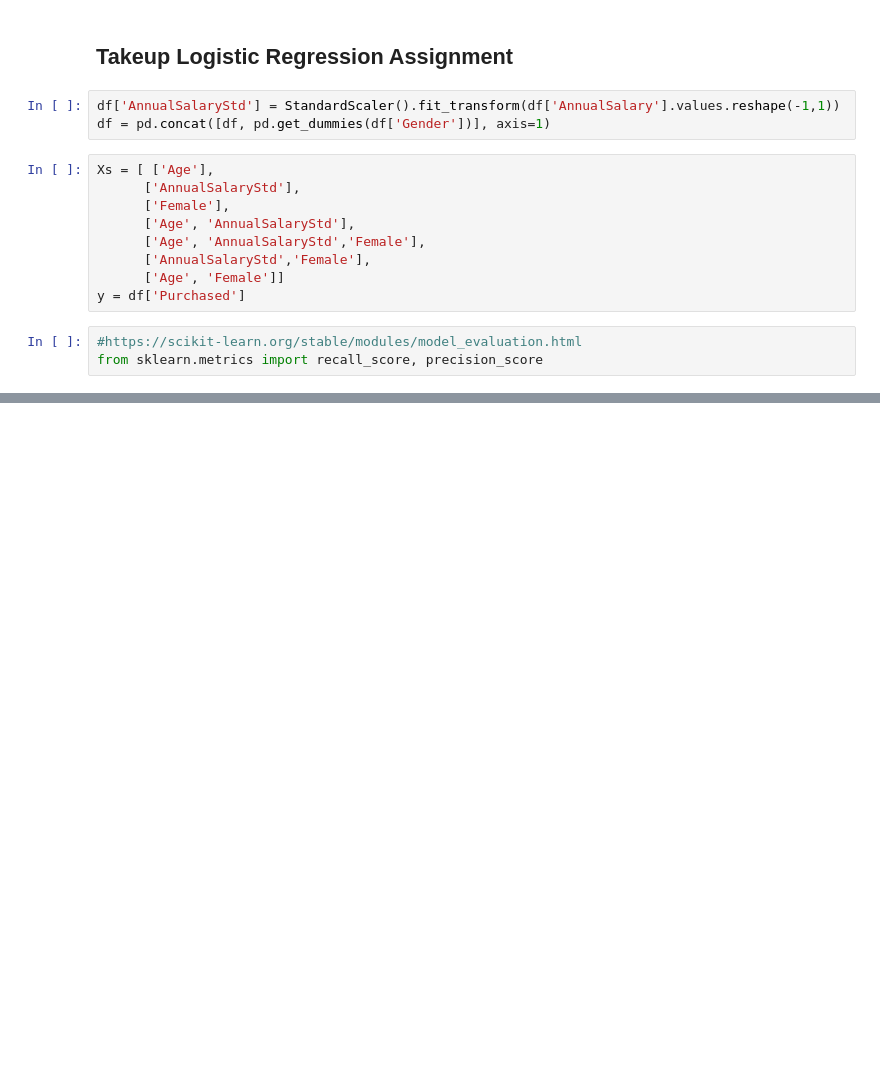
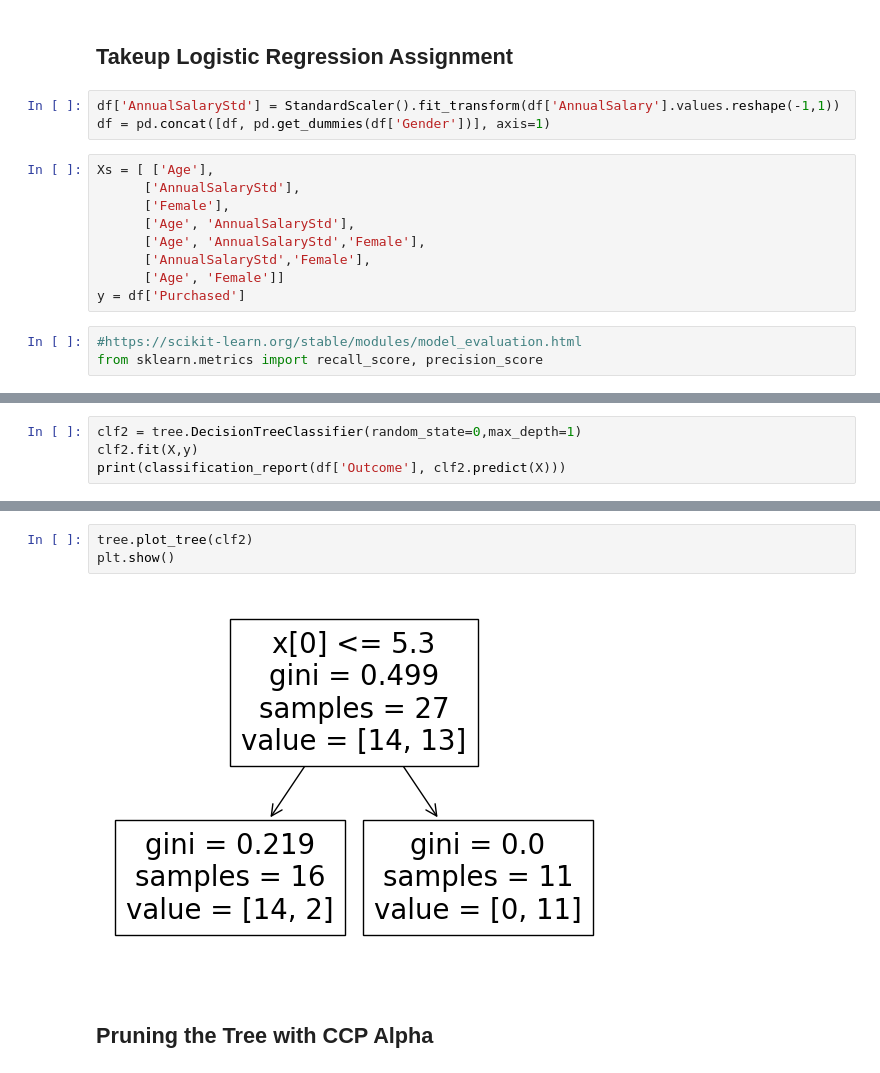
Before and after one commit to TheMarqueeGroup/JPM_DS_Apr2024, a Jupyter notebook: day3_notes.ipynb, the cells around one changed output, grey strips where cells are left out. Saved outputs shown, nothing was run; the diff lists cells and outputs as text; blank space fills up the shorter version.

```diff
--- a/day3_notes.ipynb
+++ b/day3_notes.ipynb
@@ -596,0 +721,4 @@ results_summary
+# %%
+clf2 = tree.DecisionTreeClassifier(random_state=0,max_depth=1)
+clf2.fit(X,y)
+print(classification_report(df['Outcome'], clf2.predict(X)))
@@ -596,0 +734,7 @@ results_summary
+# %%
+tree.plot_tree(clf2)
+plt.show()
+# %% [output]
+[figure, added]
+# %% [markdown]
+## Pruning the Tree with CCP Alpha
```
Also changed, not shown: parts of 36 cells of this notebook.
